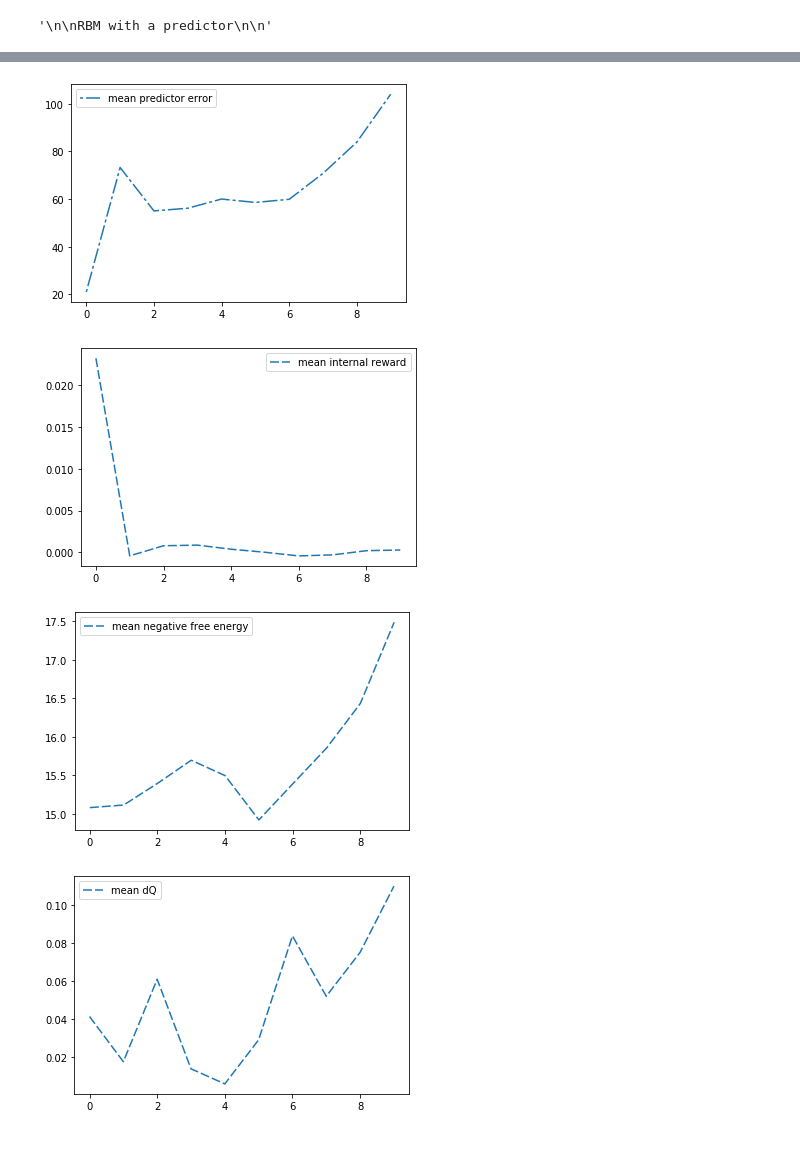
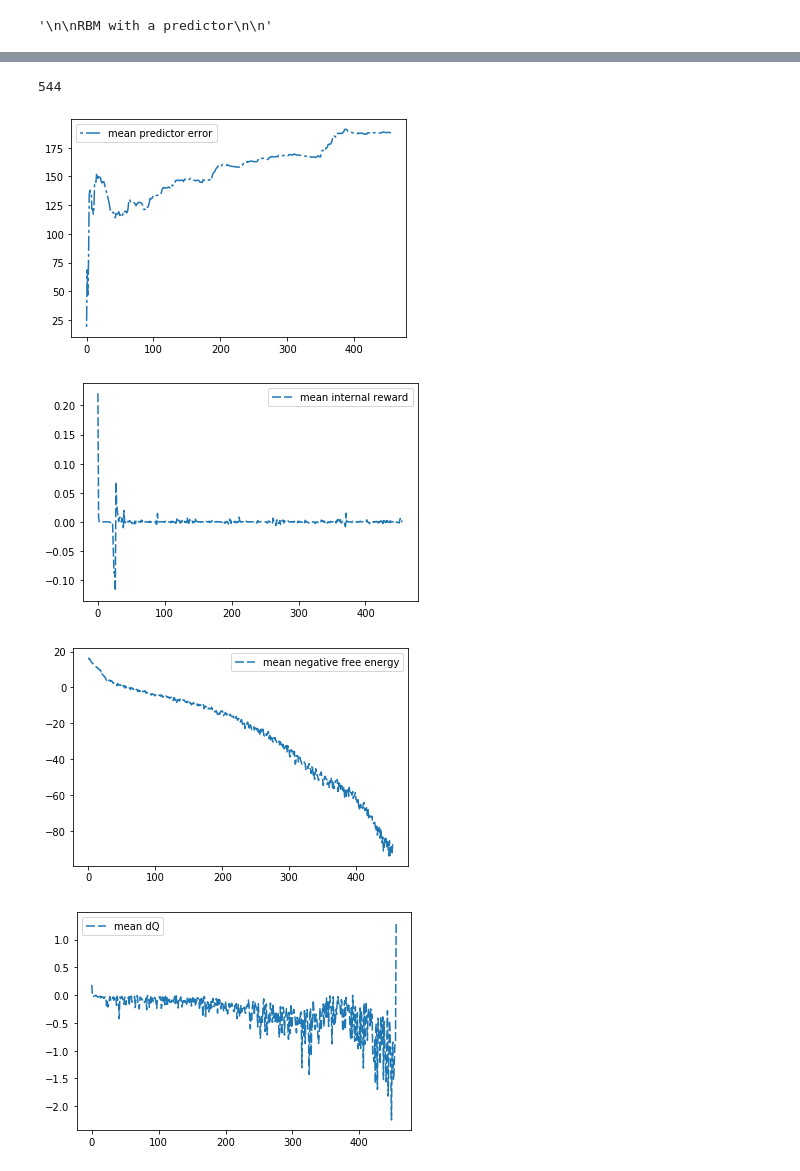
Before and after one commit to nicoleta-kyo/diss, a Jupyter notebook: Actor-Critic/esn+rbm.ipynb, the cells around one changed output, grey strips where cells are left out. Cells and saved outputs as stored; diff of their text form; code cells hidden in the pictures.

```diff
--- a/Actor-Critic/esn+rbm.ipynb
+++ b/Actor-Critic/esn+rbm.ipynb
@@ -137,6 +137,7 @@ class ESN():
         self.transient = transient
 
         self.laststate = np.zeros(self.n_reservoir)
+        self.lastextendedstate = np.zeros(self.n_reservoir+self.n_inputs)
         self.lastinput = np.zeros(self.n_inputs)
         self.lastoutput = np.zeros(self.n_inputs)
 
@@ -177,8 +178,10 @@ class ESN():
         return W
 
     def resetState(self):
-        self.laststate = np.zeros((1,self.n_reservoir))
-        return self.laststate
+        self.laststate = np.zeros(self.n_reservoir)
+        self.lastextendedstate = np.zeros(self.n_reservoir+self.n_inputs)
+        self.lastinput = np.zeros(self.n_inputs)
+        self.lastoutput = np.zeros(self.n_inputs)
 
     def _update(self, state, input_pattern, output_pattern=None):
         """performs one update step.
@@ -934,8 +942,8 @@ import warnings
 warnings.filterwarnings("error")
 
 # rbm params
-Ssize=7 #needed for minimum binary representation of the state (max - 64)
-Msize=3
+Ssize=7
+Msize=2
 Nhidden = 20
 Nmemory = 12
 size=Ssize+Nmemory+Nhidden+Msize
@@ -997,24 +1007,34 @@ I.SarsaLearning(total_episodes, max_steps, Beta)
+# %%
+num_ep=0
+for i in range(total_episodes):
+    num_ep=num_ep + 1 if I.log[i,:,:][I.log[i] != -1].shape[0] == 0 else num_ep + 0
+num_ep
+# %% [output]
+544
 # %%
-# Plot stats from run
-
 import matplotlib.pyplot as plt
 num_el = 6
 
-res = np.zeros((total_episodes, num_el))
-for i in range(total_episodes):
-    ep = I.log[i,:,:][I.log[i] != -1]
-    steps = int(ep.shape[0]/num_el)
-    ep = ep.reshape(steps,num_el)
-    res[i,0] = np.max(ep[:,0]) # max obs reached
-    res[i,1] = np.max(ep[:,1]) # ext reward
-    res[i,2] = np.mean(ep[:,2]) # mean pred. quality (mean mse on history so far)
-    res[i,3] = np.mean(ep[:,3]) # mean -free energy of the actor
-    res[i,4] = np.mean(ep[:,4]) # mean int reward
-    res[i,5] = np.mean(ep[:,5]) # mean diff in energies
+episodes_sofar = 456
+
+try:
+    res = np.zeros((episodes_sofar, num_el))
+    for i in range(episodes_sofar):
+        ep = I.log[i,:,:][I.log[i] != -1]
+        steps = int(ep.shape[0]/num_el)
+        ep = ep.reshape(steps,num_el)
+        res[i,0] = np.max(ep[:,0]) # max obs reached
+        res[i,1] = np.max(ep[:,1]) # ext reward
+        res[i,2] = np.mean(ep[:,2]) # mean pred. quality (mean mse on history so far)
+        res[i,3] = np.mean(ep[:,3]) # mean -free energy of the actor
+        res[i,4] = np.mean(ep[:,4]) # mean int reward
+        res[i,5] = np.mean(ep[:,5]) # mean diff in energies
+except:
+    pdb.set_trace()
 
 # pred errors
 
-x = range(total_episodes)
+x = range(episodes_sofar)
 y = res[:,2]
 
 fig, ax = plt.subplots()
@@ -1030,34 +1050,34 @@ y = res[:,4]
 
 fig, ax = plt.subplots()
 line1, = ax.plot(x, y, label='mean internal reward')
 line1.set_dashes([6, 2])
 
 ax.legend()
 plt.show()
 
 # actor -free energy
 
 y = res[:,3]
 
 fig, ax = plt.subplots()
 line1, = ax.plot(x, y, label='mean negative free energy')
 line1.set_dashes([6, 2])
 
 ax.legend()
 plt.show()
 
 # dQ
 
 y = res[:,5]
 
 fig, ax = plt.subplots()
 line1, = ax.plot(x, y, label='mean dQ')
 line1.set_dashes([6, 2])
 
 ax.legend()
 plt.show()
 # %% [output]
-[figure, old version]
+[figure, new version]
-[figure, old version]
+[figure, new version]
-[figure, old version]
+[figure, new version]
-[figure, old version]
+[figure, new version]
```
Also changed, not shown: parts of 7 cells of this notebook.
